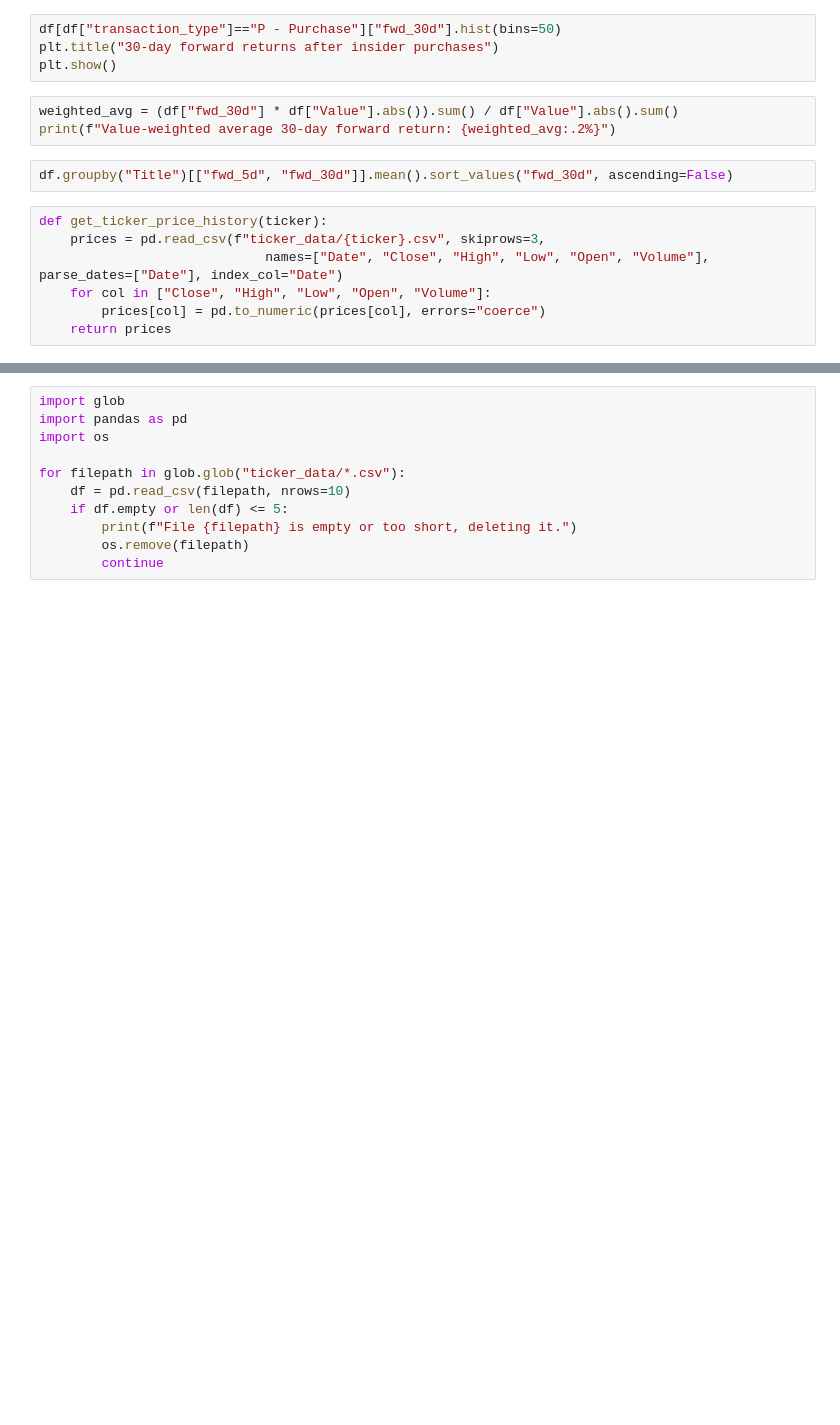
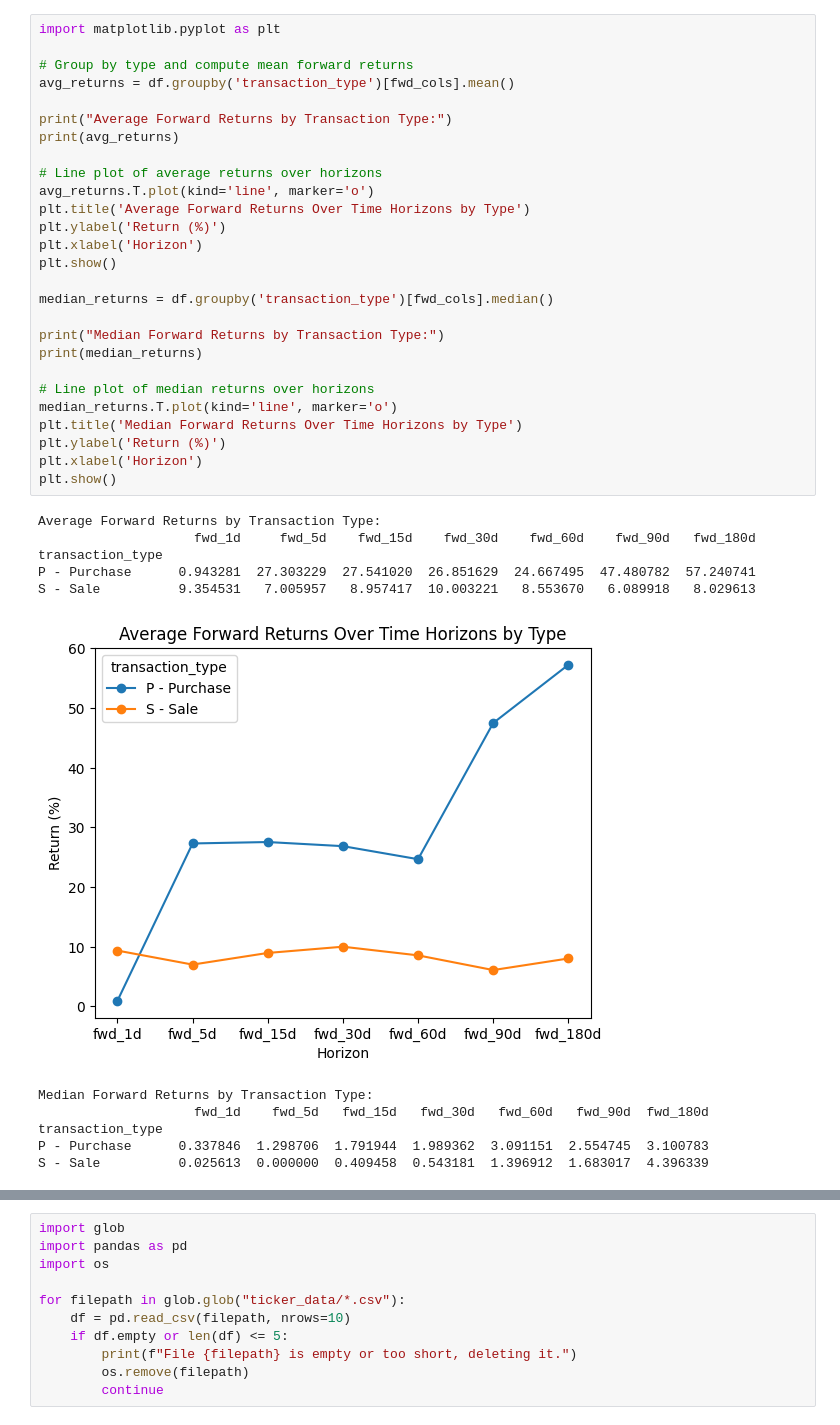
Before and after one commit to wescules/insiderTradingAnalysis, a Jupyter notebook: analysis.ipynb, the cells around one changed output, grey strips where cells are left out. Saved outputs shown, nothing was run; the diff lists cells and outputs as text; blank space fills up the shorter version.

```diff
--- a/analysis.ipynb
+++ b/analysis.ipynb
@@ -30,16 +49,39 @@ df.groupby("transaction_type")[["fwd_1d", "fwd_5d", "fwd_15d", "fwd_30d", "fwd_9
-# %%
-df[df["transaction_type"]=="P - Purchase"]["fwd_30d"].hist(bins=50)
-plt.title("30-day forward returns after insider purchases")
-plt.show()
-# %%
-weighted_avg = (df["fwd_30d"] * df["Value"].abs()).sum() / df["Value"].abs().sum()
-print(f"Value-weighted average 30-day forward return: {weighted_avg:.2%}")
-# %%
-df.groupby("Title")[["fwd_5d", "fwd_30d"]].mean().sort_values("fwd_30d", ascending=False)
-# %%
-def get_ticker_price_history(ticker):
-    prices = pd.read_csv(f"ticker_data/{ticker}.csv", skiprows=3,
-                             names=["Date", "Close", "High", "Low", "Open", "Volume"], parse_dates=["Date"], index_col="Date")
-    for col in ["Close", "High", "Low", "Open", "Volume"]:
-        prices[col] = pd.to_numeric(prices[col], errors="coerce")
-    return prices
+# %%
+import matplotlib.pyplot as plt
+
+# Group by type and compute mean forward returns
+avg_returns = df.groupby('transaction_type')[fwd_cols].mean()
+
+print("Average Forward Returns by Transaction Type:")
+print(avg_returns)
+
+# Line plot of average returns over horizons
+avg_returns.T.plot(kind='line', marker='o')
+plt.title('Average Forward Returns Over Time Horizons by Type')
+plt.ylabel('Return (%)')
+plt.xlabel('Horizon')
+plt.show()
+
+median_returns = df.groupby('transaction_type')[fwd_cols].median()
+
+print("Median Forward Returns by Transaction Type:")
+print(median_returns)
+
+# Line plot of median returns over horizons
+median_returns.T.plot(kind='line', marker='o')
+plt.title('Median Forward Returns Over Time Horizons by Type')
+plt.ylabel('Return (%)')
+plt.xlabel('Horizon')
+plt.show()
+# %% [output]
+Average Forward Returns by Transaction Type:
+                    fwd_1d     fwd_5d    fwd_15d    fwd_30d    fwd_60d    fwd_90d   fwd_180d
+transaction_type
+P - Purchase      0.943281  27.303229  27.541020  26.851629  24.667495  47.480782  57.240741
+S - Sale          9.354531   7.005957   8.957417  10.003221   8.553670   6.089918   8.029613
+[figure, added]
+Median Forward Returns by Transaction Type:
+                    fwd_1d    fwd_5d   fwd_15d   fwd_30d   fwd_60d   fwd_90d  fwd_180d
+transaction_type
+P - Purchase      0.337846  1.298706  1.791944  1.989362  3.091151  2.554745  3.100783
+S - Sale          0.025613  0.000000  0.409458  0.543181  1.396912  1.683017  4.396339
```
Also changed, not shown: parts of 15 cells of this notebook, 4 other files.
